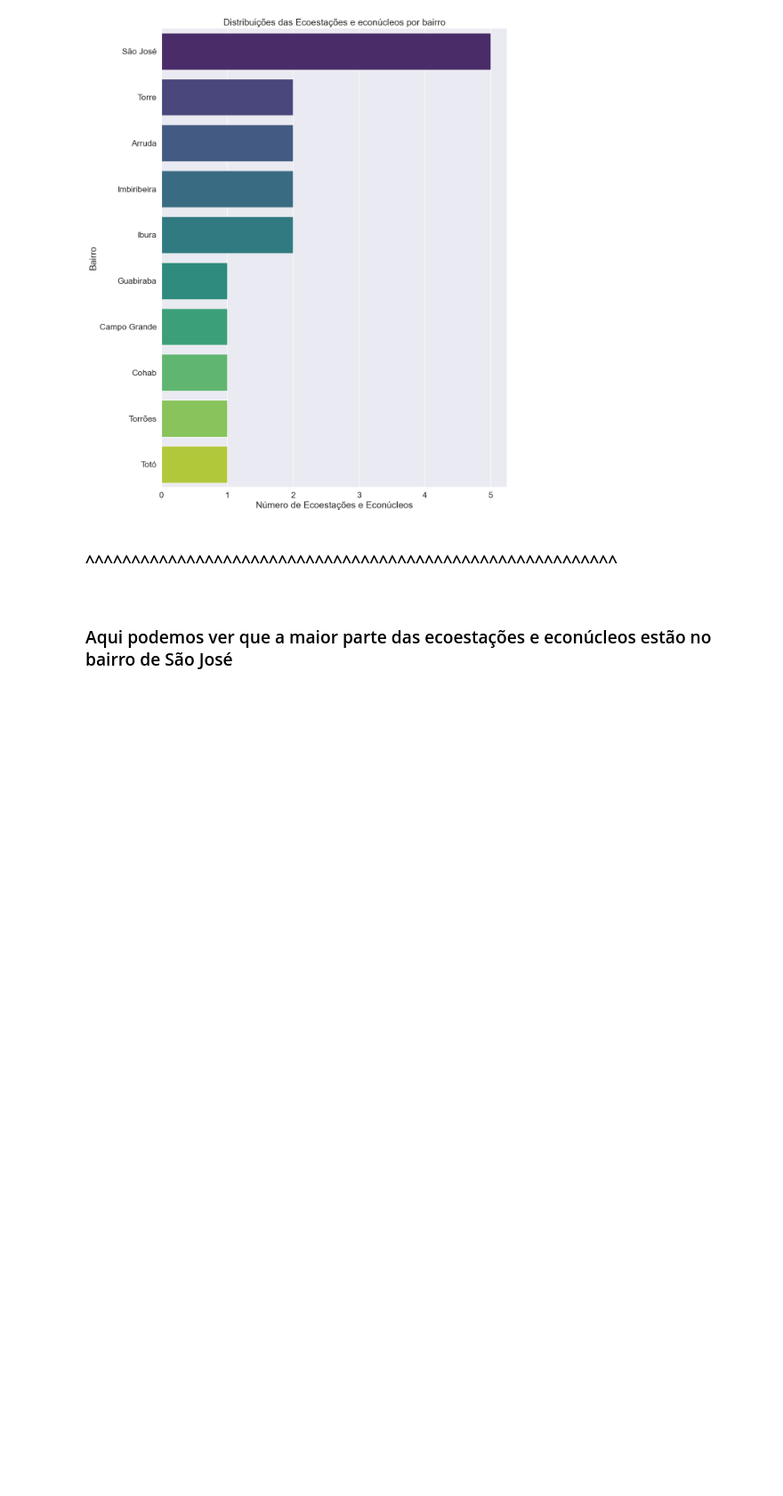
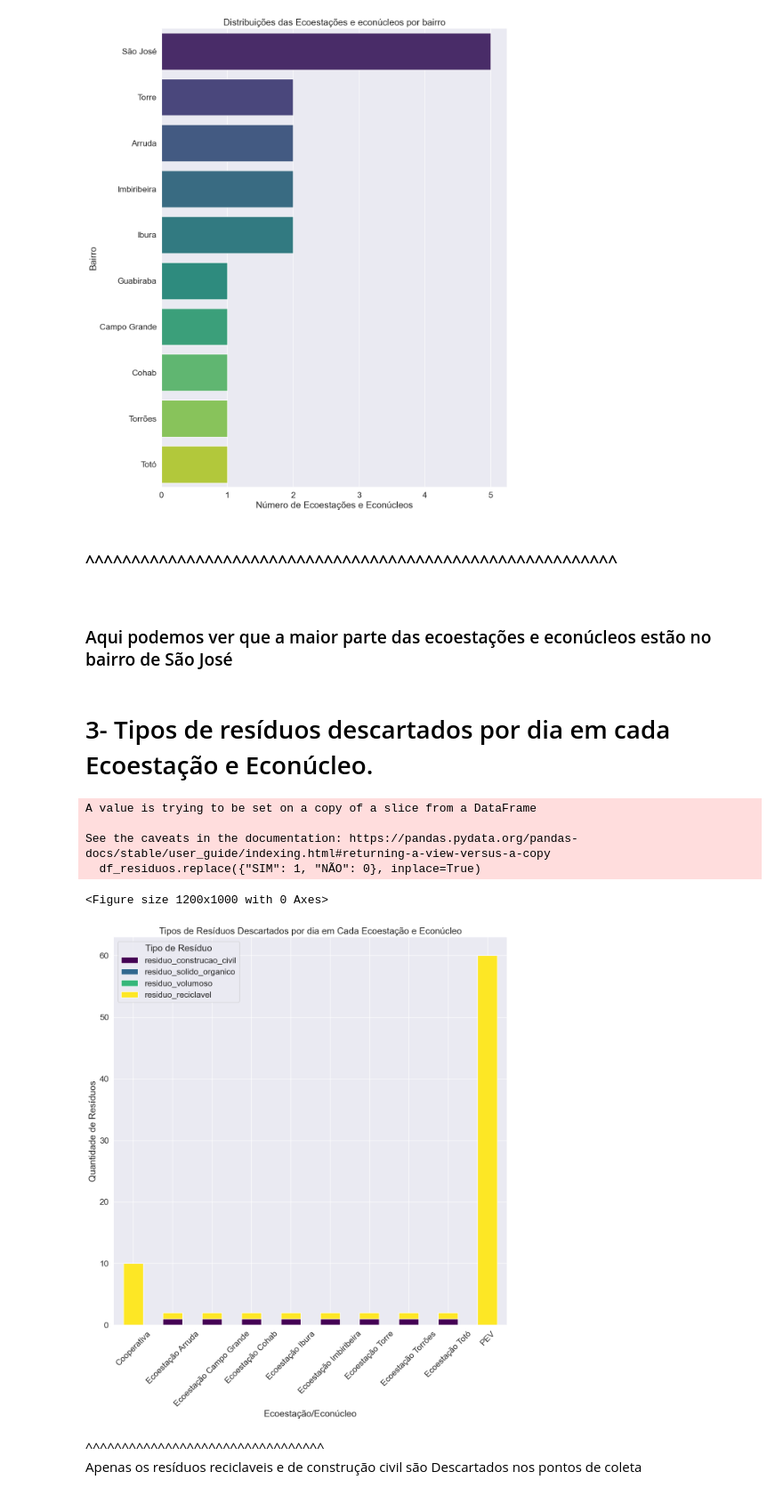
Before and after one commit to Daniel-Tavares-de-Lima/Conjunto-de-Dados-de-Transa-es-Imobili-rias-com-Informa-es-sobre-ITBI, a Jupyter notebook: código/analise.ipynb, the cells around one changed output. Shown: that part at 89% size. Drawn from its saved outputs; the diff is of its cells as text; code cells hidden in the pictures; blank space fills up the shorter version.

```diff
--- a/código/analise.ipynb
+++ b/código/analise.ipynb
@@ -326,3 +326,33 @@ Passing `palette` without assigning `hue` is deprecated and will be removed in v
 # %% [markdown]
 <h3>^^^^^^^^^^^^^^^^^^^^^^^^^^^^^^^^^^^^^^^^^^^^^^^^^^^^^^^^^^</h3> <br>
 <h3>Aqui podemos ver que a maior parte das ecoestações e econúcleos estão no bairro de São José</h3>
+# %% [markdown]
+# 3- Tipos de resíduos descartados por dia em cada Ecoestação e Econúcleo.
+# %%
+df_residuos = df[["nome", "residuo_construcao_civil", "residuo_solido_organico", "residuo_volumoso", "residuo_reciclavel"]]
+
+# Transformar SIM E NAO em 1 e 0.
+df_residuos.replace({"SIM": 1, "NÃO": 0}, inplace=True) # Documentação da função plot(https://pandas.pydata.org/pandas-docs/stable/reference/api/pandas.DataFrame.replace.html)
+
+# Calcular a contagem de resíduos para cada tipo
+df_residuos_contagem = df_residuos.groupby("nome").sum()
+
+#Construção do gráfico
+plt.figure(figsize=(12,10))
+df_residuos_contagem.plot(kind="bar", stacked=True, colormap="viridis")
+plt.title("Tipos de Resíduos Descartados por dia em Cada Ecoestação e Econúcleo")
+plt.xlabel("Ecoestação/Econúcleo")
+plt.ylabel("Quantidade de Resíduos")
+plt.xticks(rotation=45)
+plt.legend(title="Tipo de Resíduo")
+plt.show()
+# %% [output]
+A value is trying to be set on a copy of a slice from a DataFrame
+
+See the caveats in the documentation: https://pandas.pydata.org/pandas-docs/stable/user_guide/indexing.html#returning-a-view-versus-a-copy
+  df_residuos.replace({"SIM": 1, "NÃO": 0}, inplace=True)
+<Figure size 1200x1000 with 0 Axes>
+[figure, added]
+# %% [markdown]
+^^^^^^^^^^^^^^^^^^^^^^^^^^^^^^^^^ <br>
+Apenas os resíduos reciclaveis e de construção civil são Descartados nos pontos de coleta
```
Also changed, not shown: parts of 3 cells of this notebook.
